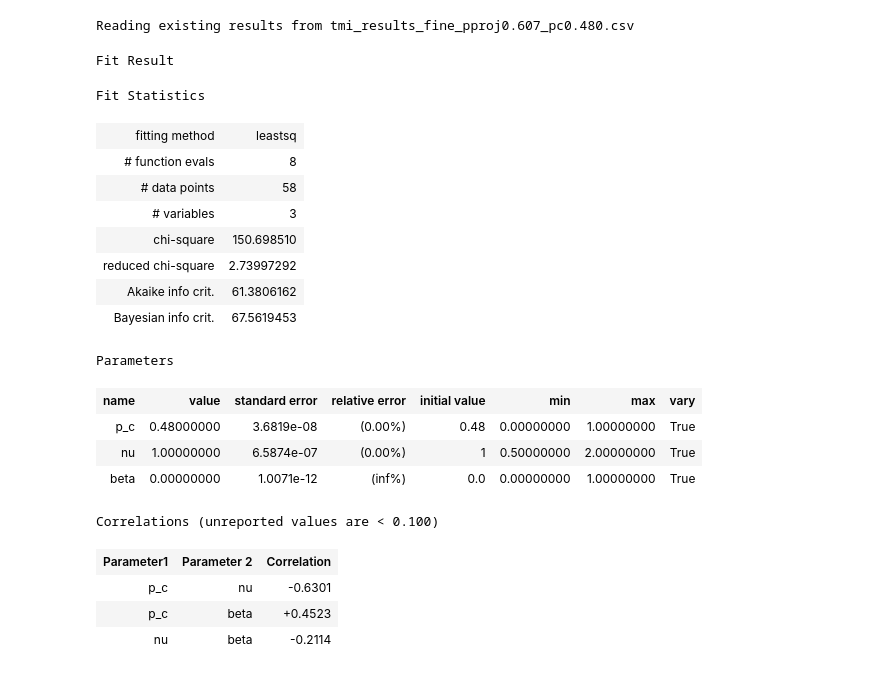
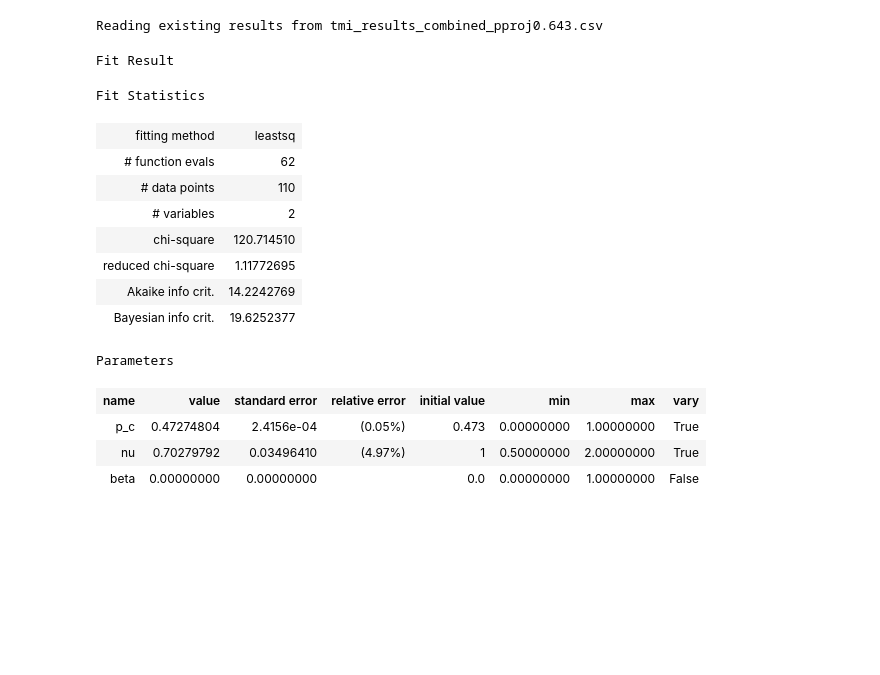
Before and after one commit to youtao1999/CT_toy, a Jupyter notebook: sandbox.ipynb, the cells around one changed output. Cells and saved outputs as stored; diff of their text form; code cells hidden in the pictures; blank space fills up the shorter version.

```diff
--- a/sandbox.ipynb
+++ b/sandbox.ipynb
@@ -98,33 +109,30 @@ def read_tmi_results_to_df(p_fixed, p_fixed_name, p_c, L_values, n=0, threshold=
 
     return df_final
 # %%
-p_fixed = 0.607
-p_c = 0.480
-df = read_tmi_results_to_df(p_fixed, p_fixed_name = 'pproj', p_c = p_c, L_values = [8, 12, 16, 20])
-dc=DataCollapse(df, p_='p',L_='L',params={},p_range=[p_c - 0.1,p_c + 0.1],Lmin=12)
-dc.datacollapse(p_c=p_c,nu=1,beta=0.,p_c_vary=True,beta_vary=True,nu_vary=True)
+p_fixed = 0.643
+p_c = 0.473
+delta_p = 0.045
+L_min = 16
+df = read_tmi_results_to_df(p_fixed, p_fixed_name = 'pproj', L_values = [8, 12, 16, 20], threshold=1e-10)
+dc=DataCollapse(df, p_='p',L_='L',params={},p_range=[p_c - delta_p, p_c + delta_p],Lmin=L_min)
+dc.datacollapse(p_c=p_c,nu=1,beta=0.,p_c_vary=True,beta_vary=False,nu_vary=True, max_nfev=1000)
 # %% [output]
-Reading existing results from tmi_results_fine_pproj0.607_pc0.480.csv
+Reading existing results from tmi_results_combined_pproj0.643.csv
 Fit Result
 Fit Statistics
 | fitting method | leastsq |
-| # function evals | 8 |
-| # data points | 58 |
-| # variables | 3 |
-| chi-square | 150.698510 |
-| reduced chi-square | 2.73997292 |
-| Akaike info crit. | 61.3806162 |
-| Bayesian info crit. | 67.5619453 |
+| # function evals | 62 |
+| # data points | 110 |
+| # variables | 2 |
+| chi-square | 120.714510 |
+| reduced chi-square | 1.11772695 |
+| Akaike info crit. | 14.2242769 |
+| Bayesian info crit. | 19.6252377 |
 Parameters
 | name | value | standard error | relative error | initial value | min | max | vary |
-| p_c | 0.48000000 | 3.6819e-08 | (0.00%) | 0.48 | 0.00000000 | 1.00000000 | True |
-| nu | 1.00000000 | 6.5874e-07 | (0.00%) | 1 | 0.50000000 | 2.00000000 | True |
-| beta | 0.00000000 | 1.0071e-12 | (inf%) | 0.0 | 0.00000000 | 1.00000000 | True |
+| p_c | 0.47274804 | 2.4156e-04 | (0.05%) | 0.473 | 0.00000000 | 1.00000000 | True |
+| nu | 0.70279792 | 0.03496410 | (4.97%) | 1 | 0.50000000 | 2.00000000 | True |
+| beta | 0.00000000 | 0.00000000 |  | 0.0 | 0.00000000 | 1.00000000 | False |
-Correlations (unreported values are < 0.100)
-| Parameter1 | Parameter 2 | Correlation |
-| p_c | nu | -0.6301 |
-| p_c | beta | +0.4523 |
-| nu | beta | -0.2114 |
 # %%
 dc.plot_data_collapse()
 # %% [output]
```
Also changed, not shown: parts of 11 cells of this notebook, 2 other files.
